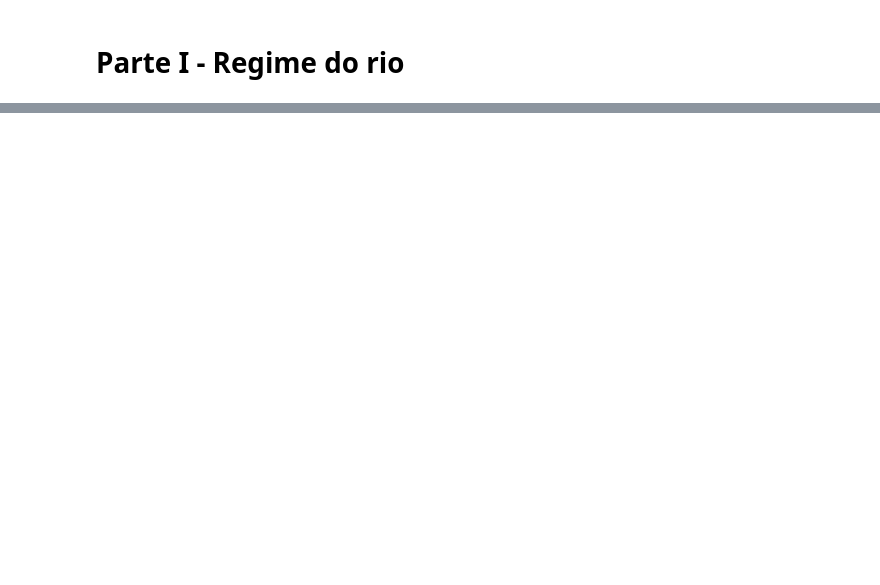
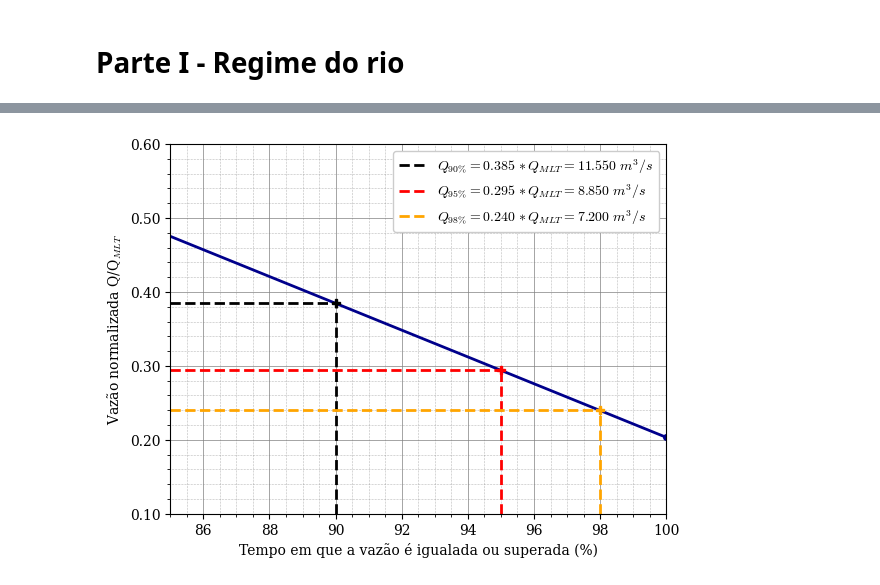
Before and after one commit to vitoria20241/Obras-Hidraulicas, a Jupyter notebook: Parte_1.ipynb, the cells around one changed output, grey strips where cells are left out. Cells and saved outputs as stored; diff of their text form; code cells hidden in the pictures; blank space fills up the shorter version.

```diff
--- a/Parte_1.ipynb
+++ b/Parte_1.ipynb
@@ -46 +155,84 @@ plt.savefig(path+'\\Outputs\\Histograma.png', bbox_inches='tight')
+# %%
+fig,ax = plt.subplots()
+ax.plot(dados['Freq. acumulada (%)'],
+        dados['Vazão normalizada LI/QMLT'],
+        linewidth=2,
+        marker = 'o',
+        markersize = 4,
+        color='darkblue')
+
+# Q90
+Q90 = 0.385
+ax.plot([85, 90],
+        [Q90, Q90],
+        color='black',
+        linestyle='--',
+        linewidth=2,
+        label=rf'$Q_{{90\%}}={Q90:.3f}\,*Q_{{MLT}}={Q90*30:.3f}\ m^3/s$')
+ax.plot([90, 90],
+        [0.1, Q90],
+        color='black',
+        linestyle='--',
+        linewidth=2)
+ax.plot(90, Q90,
+        marker='P',
+        color='black',
+        markersize=6)
+
+# Q95
+Q95 = 0.295
+ax.plot([85, 95],
+        [Q95, Q95],
+        color='red',
+        linestyle='--',
+        linewidth=2,
+        label=rf'$Q_{{95\%}}={Q95:.3f}\,*Q_{{MLT}}={Q95*30:.3f}\ m^3/s$')
+ax.plot([95, 95],
+        [0.1, Q95],
+        color='red',
+        linestyle='--',
+        linewidth=2)
+ax.plot(95, Q95,
+        marker='P',
+        color='red',
+        markersize=6)
+
+# Q98
+Q98 = 0.240
+ax.plot([85, 98],
+        [Q98, Q98],
+        color='orange',
+        linestyle='--',
+        linewidth=2,
+        label=rf'$Q_{{98\%}}={Q98:.3f}\,*Q_{{MLT}}={Q98*30:.3f}\ m^3/s$')
+ax.plot([98, 98],
+        [0.1, Q98],
+        color='orange',
+        linestyle='--',
+        linewidth=2)
+ax.plot(98, Q98,
+        marker='P',
+        color='orange',
+        markersize=6)
+
+plt.xlabel("Tempo em que a vazão é igualada ou superada (%)")
+plt.ylabel("Vazão normalizada Q/Q$_{MLT}$")
+plt.grid(True,
+        which='major',
+        color='gray',
+        linestyle='-',
+        linewidth=0.5)
+plt.grid(True,
+        which='minor',
+        color='gray',
+        linestyle=':',
+        linewidth=0.4)
+ax.minorticks_on()
+plt.ylim(0.1, 0.6)
+plt.xlim(85, 100)
+ax.yaxis.set_major_formatter(FormatStrFormatter('%.2f'))
+plt.legend(framealpha=1)
+plt.savefig(path+'\\Outputs\\Curva_perm2.png', bbox_inches='tight')
+# %% [output]
+[figure, added]
 # %% [markdown]
```
Also changed, not shown: parts of 12 cells of this notebook.
